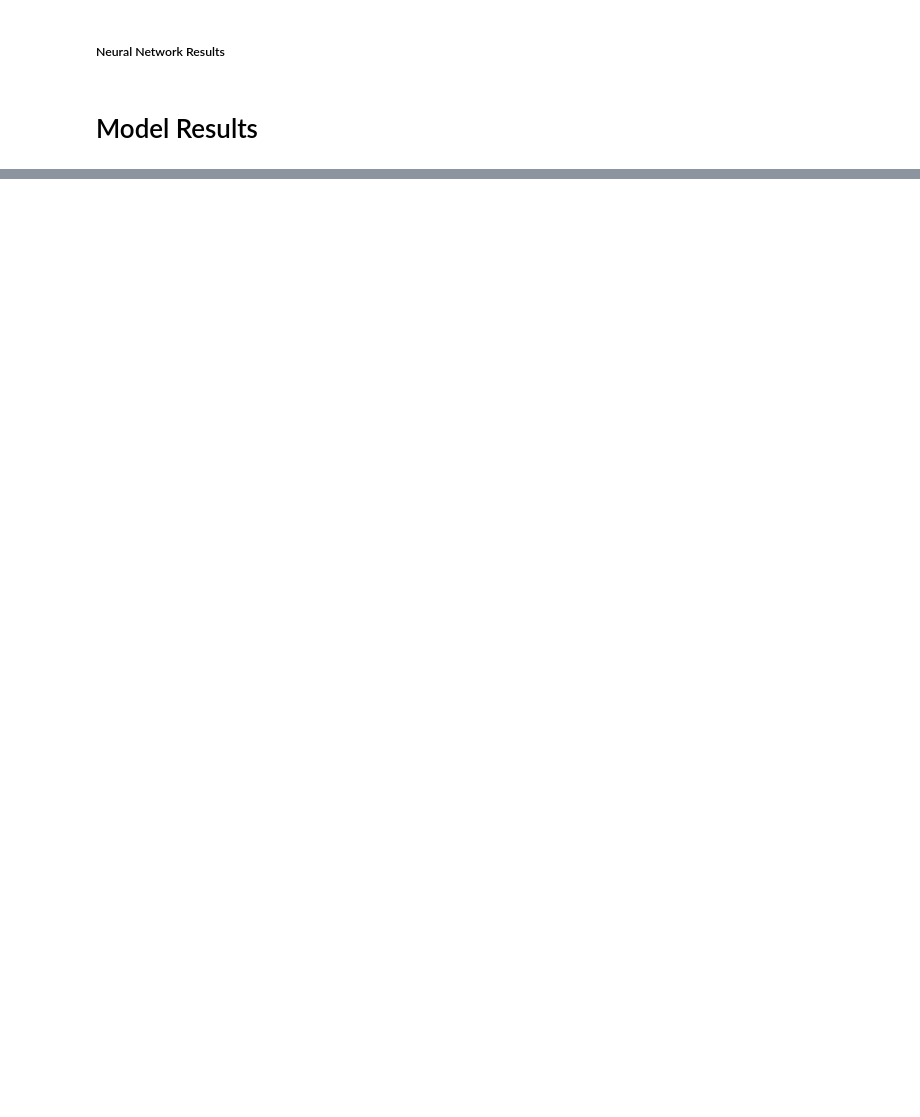
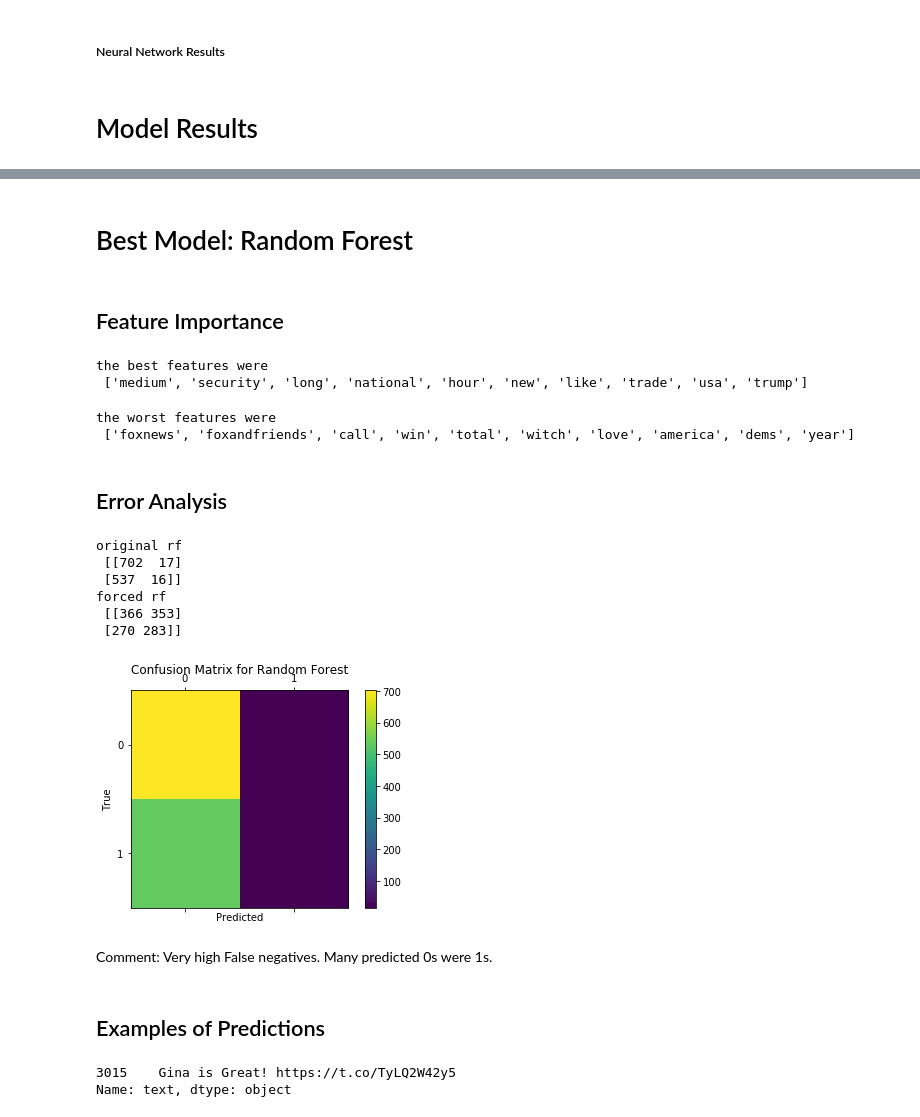
Before and after one commit to blue46jhl/CS109A-Final-Project, a Jupyter notebook: Final_Models.ipynb, the cells around one changed output, grey strips where cells are left out. Drawn from its saved outputs; the diff is of its cells as text; code cells hidden in the pictures; blank space fills up the shorter version.

```diff
--- a/Final_Models.ipynb
+++ b/Final_Models.ipynb
@@ -311 +322,60 @@ results_df
 | Neural Network | 66.837036 | 55.110063 |
+# %% [markdown]
+# Best Model: Random Forest
+# %% [markdown]
+## Feature Importance
+# %%
+feature_list = dict(zip(X_train.columns.values, rf_model.feature_importances_))
+top_10_features = sorted(feature_list, key = feature_list.get, reverse = True)[:10]
+print('the best features were \n',top_10_features)
+# %% [output]
+the best features were
+ ['medium', 'security', 'long', 'national', 'hour', 'new', 'like', 'trade', 'usa', 'trump']
+# %%
+worst_10_features = sorted(feature_list, key = feature_list.get, reverse = True)[-10:]
+print('the worst features were \n', worst_10_features)
+# %% [output]
+the worst features were
+ ['foxnews', 'foxandfriends', 'call', 'win', 'total', 'witch', 'love', 'america', 'dems', 'year']
+# %% [markdown]
+## Error Analysis
+# %%
+from sklearn.metrics import confusion_matrix
+original_rf_matrix = confusion_matrix(y_test, rf_model.predict(X_test))
+print('original rf \n' , original_rf_matrix)
+distribution = pd.DataFrame(rf_model.predict_proba(X_test))[0]
+half = np.quantile(distribution, .5)
+forced_rf_matrix = confusion_matrix(y_test, forced_rf_predictions)
+forced_rf_predictions = [0 if x > half else 1 for x in distribution]
+print('forced rf \n' , forced_rf_matrix )
+figure, axis = plt.subplots()
+
+color = axis.matshow(original_rf_matrix)
+figure.colorbar(color)
+axis.set_xlabel('Predicted')
+axis.set_ylabel('True')
+axis.set_title('Confusion Matrix for Random Forest')
+plt.show()
+# %% [output]
+original rf
+ [[702  17]
+ [537  16]]
+forced rf
+ [[366 353]
+ [270 283]]
+[figure, added]
+# %% [markdown]
+Comment: Very high False negatives. Many predicted 0s were 1s.
+# %% [markdown]
+## Examples of Predictions
+# %%
+stock_down_prediction = max(distribution)
+stock_up_prediction  = min(distribution)
+
+temp.iloc[index[np.where(distribution == stock_up_prediction)]]['text']
+temp.iloc[index[np.where(distribution == stock_down_prediction)]]['text']
+# X_test.iloc[np.where(distribution == stock_down_prediction)]
+# X_test.iloc[]
+# %% [output]
+3015    Gina is Great! https://t.co/TyLQ2W42y5
+Name: text, dtype: object
```
Also changed, not shown: parts of 10 cells of this notebook.
